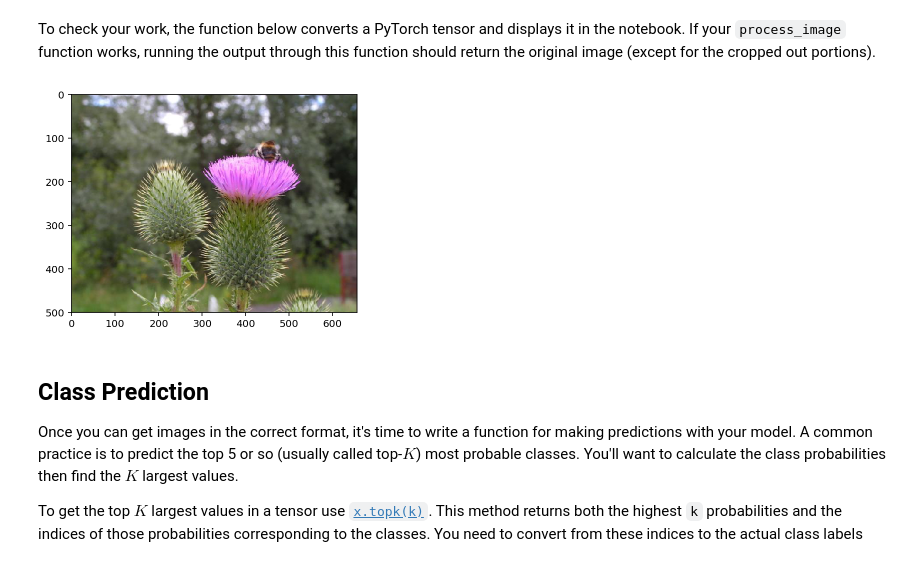
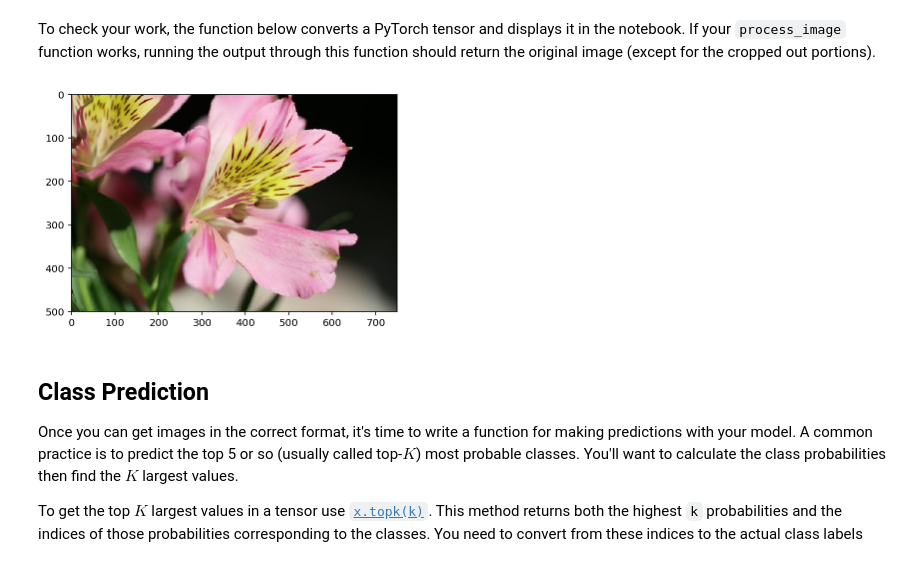
Before and after one commit to jfigueroa6500/Nano, a Jupyter notebook: Image Classifier Project.ipynb, the cells around one changed output. Cells and saved outputs as stored; diff of their text form; code cells hidden in the pictures.

```diff
--- a/Image Classifier Project.ipynb
+++ b/Image Classifier Project.ipynb
@@ -320,8 +322,8 @@ As before, the network expects the images to be normalized in a specific way. Fo
 And finally, PyTorch expects the color channel to be the first dimension but it's the third dimension in the PIL image and Numpy array. You can reorder dimensions using [`ndarray.transpose`](https://docs.scipy.org/doc/numpy-1.13.0/reference/generated/numpy.ndarray.transpose.html). The color channel needs to be first and retain the order of the other two dimensions.
 # %%
 
-img = random.choice(os.listdir('./flowers/test/14/'))
-img_path = './flowers/test/14/' + img
+img = random.choice(os.listdir('./flowers/test/18/'))
+img_path = './flowers/test/18/' + img
 # %%
 def process_image(image):
     ''' Scales, crops, and normalizes a PIL image for a PyTorch model,
@@ -349,36 +351,35 @@ def imshow(image, ax=None, title=None):
     """Imshow for Tensor."""
     if ax is None:
         fig, ax = plt.subplots()
 
     # PyTorch tensors assume the color channel is the first dimension
     # but matplotlib assumes is the third dimension
     image = image.transpose((1, 2, 0))
 
     # Undo preprocessing
     mean = np.array([0.485, 0.456, 0.406])
     std = np.array([0.229, 0.224, 0.225])
     image = std * image + mean
 
 
     def imshow(image, ax=None, title=None):
         if ax is None:
             fig, ax = plt.subplots()
 
     # Image needs to be clipped between 0 and 1 or it looks like noise when displayed
     image = np.clip(image, 0, 1)
     ax.imshow(image)
     return ax
 
 # Show original picture
-img = random.choice(os.listdir('./flowers/test/14/'))
-img_path = './flowers/test/14/' + img
+
 
 with Image.open(img_path) as image:
     plt.imshow(image)
 
 model.class_to_idx = image_datasets[0].class_to_idx
 # %% [output]
-[figure, old version]
+[figure, new version]
 # %% [markdown]
 ## Class Prediction
 
```
Also changed, not shown: parts of 8 cells of this notebook.
